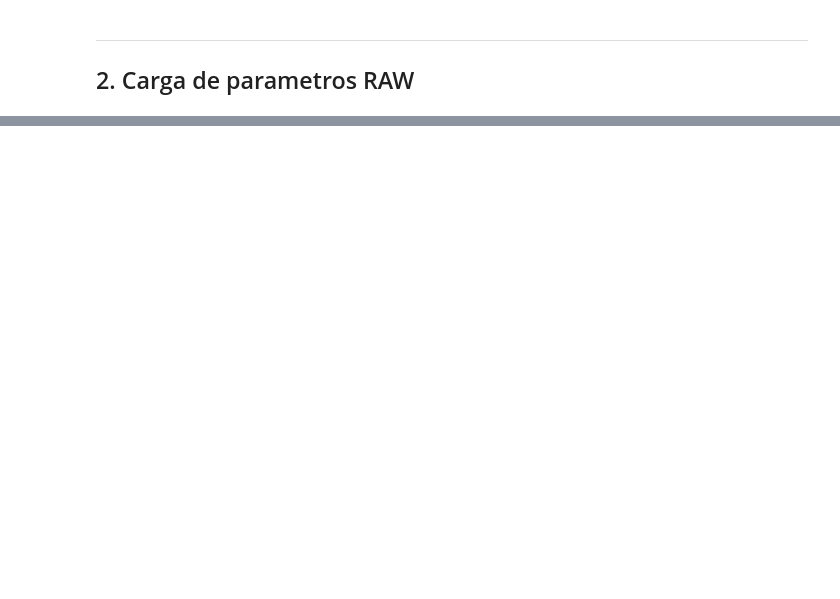
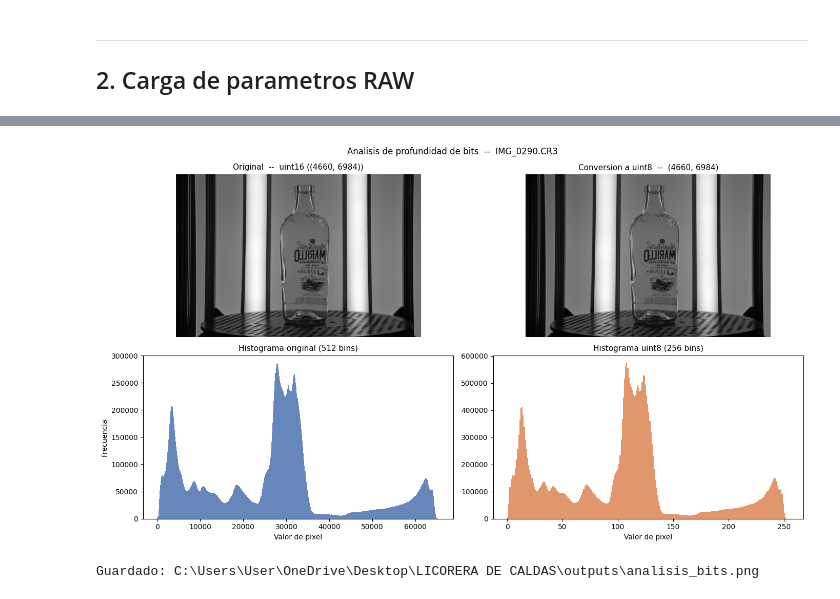
Before and after one commit to sreyesn11/TAVA-Project, a Jupyter notebook: notebooks/demo_botellas.ipynb, the cells around one changed output, grey strips where cells are left out. Saved outputs shown, nothing was run; the diff lists cells and outputs as text; code cells hidden in the pictures; blank space fills up the shorter version.

```diff
--- a/notebooks/demo_botellas.ipynb
+++ b/notebooks/demo_botellas.ipynb
@@ -279,0 +175,20 @@ if images:
+# %%
+if not images:
+    print('Sin imagenes.')
+else:
+    demo = images[0]
+    img_raw = demo['image_rgb']
+
+    print(f"Imagen: {demo['name']}")
+    print(f"  dtype original : {img_raw.dtype}")
+    print(f"  shape          : {img_raw.shape}")
+    print(f"  valor min/max  : {img_raw.min()} / {img_raw.max()}")
+
+    if img_raw.dtype == np.uint16:
+        img8 = to_uint8_gray(img_raw)
+        print(f"\n  Despues de to_uint8_gray():")
+        print(f"  dtype        : {img8.dtype}")
+        print(f"  valor min/max: {img8.min()} / {img8.max()}")
+        print(f"  Perdida de resolucion: {img_raw.max() - img_raw.min()} niveles -> {img8.max() - img8.min()} niveles")
+    else:
+        print(f"  La imagen ya es uint8 (rawpy con output_bps=8)")
@@ -279,0 +205,11 @@ if images:
+# %%
+# Comparacion visual: original vs display uint8 + histogramas
+if images:
+    fig = show_bit_depth_comparison(img_raw, title=demo['name'])
+    out_bits = os.path.join(OUTPUT_FOLDER, 'analisis_bits.png')
+    fig.savefig(out_bits, dpi=120, bbox_inches='tight')
+    plt.show()
+    print(f'Guardado: {out_bits}')
+# %% [output]
+[figure, added]
+Guardado: C:\Users\User\OneDrive\Desktop\LICORERA DE CALDAS\outputs\analisis_bits.png
```
Also changed, not shown: parts of 63 cells of this notebook, 15 other files.
